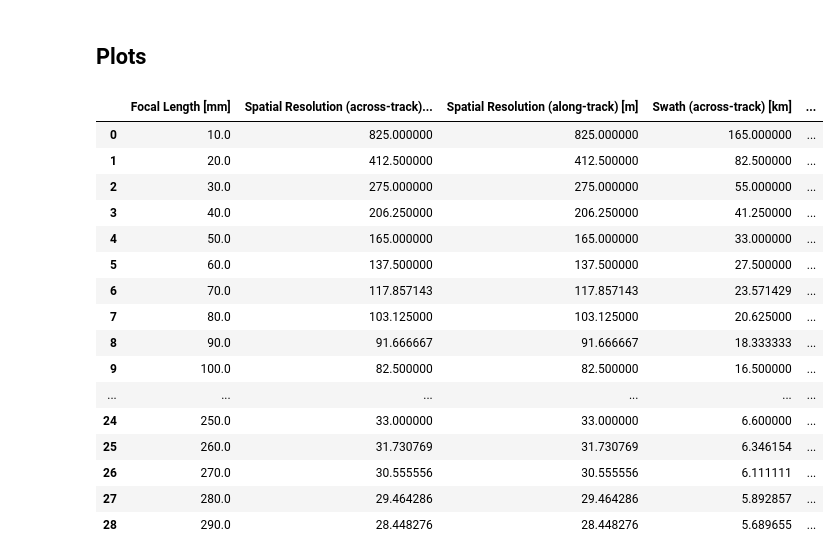
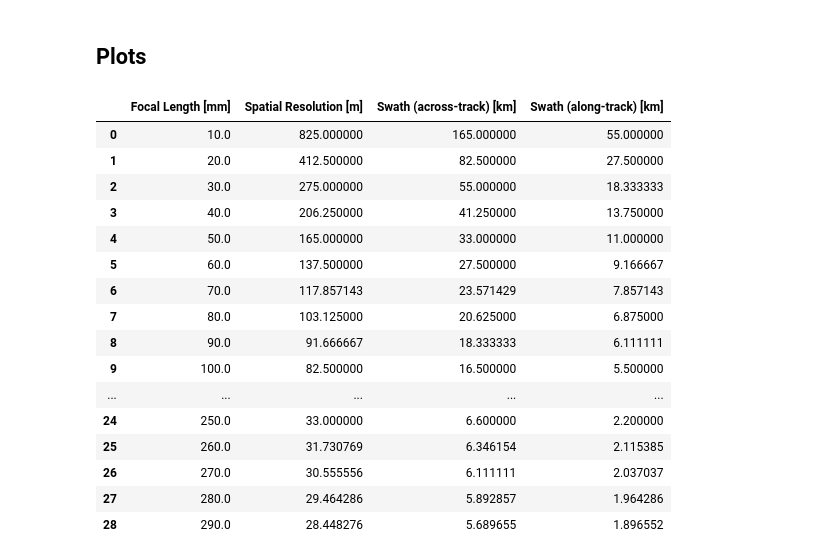
Before and after one commit to utat-ss/architect, a Jupyter notebook: notebooks/spatial_resolution_&_swath_vs_focal_length_trade.ipynb, the cells around one changed output. Cells and saved outputs as stored; diff of their text form; code cells hidden in the pictures.

Commit message:
Cleanup, change sensor-limited to absolute spatial resolution

```diff
--- a/notebooks/spatialresolution_&_swath_vs_focallength_trade.ipynb
+++ b/notebooks/spatial_resolution_&_swath_vs_focal_length_trade.ipynb
@@ -20,9 +20,10 @@ Run this section onwards when a parameter is updated.
 # %%
 # constants
 altitude = 550 * unit.km
-diameter = 100 * unit.mm
+diameter = 44 * unit.mm
 skew_angle = np.array([0, 0]) * unit.deg
 slit_size = np.array([3, 1]) * unit.mm
+target_wavelength = 1650 * unit.nm
 
 # variables
 focal_length = np.arange(start=10, stop=300, step=10) * unit.mm
@@ -32,7 +33,6 @@ parameter_space_shape = (focal_length.size, slit_size.size)
 focal_length = utillib.orient_and_broadcast(
     a=focal_length, dim=0, shape=parameter_space_shape
 )
-# slit_size = utillib.orient_and_broadcast(a=slit_size, dim=1, shape=parameter_space_shape)
 # %% [markdown]
 ### Instantiation
 # %%
@@ -50,10 +50,12 @@ payload = systems.payloads.HyperspectralImager(
 # %% [markdown]
 ## Pipeline
 # %%
-sensor_spatial_resolution = payload.get_sensor_spatial_resolution(
-    target_distance=altitude, skew_angle=skew_angle[0]
+sensor_spatial_resolution = payload.get_spatial_resolution(
+    wavelength=target_wavelength, target_distance=altitude, skew_angle=skew_angle[0]
 ).to(unit.m)
-print(f"Sensor-limited spatial resolution test shape: {sensor_spatial_resolution[;1]}")
+print(
+    f"Sensor-limited spatial resolution test shape: {sensor_spatial_resolution.shape}"
+)
 
 swath = payload.get_swath(altitude=altitude, skew_angle=skew_angle)
 print(f"Swath shape: {swath.shape}")
@@ -62,49 +65,51 @@ SyntaxError: f-string: invalid syntax (3236297179.py, line 4)
 # %% [markdown]
 ## Plots
 # %%
+focal_length_label = f"Focal Length [{focal_length.unit}]"
+sensor_spatial_resolution_label = (
+    f"Spatial Resolution [{sensor_spatial_resolution.unit}]"
+)
+swath_label_x = f"Swath (across-track) [{swath.unit}]"
+swath_label_y = f"Swath (along-track) [{swath.unit}]"
+
+
 data = {
-    f"Focal Length [{focal_length.unit}]": focal_length[:, 0],
-    f"Spatial Resolution (across-track) [{sensor_spatial_resolution.unit}]": sensor_spatial_resolution[
-        :, 0
-    ],
-    f"Spatial Resolution (along-track) [{sensor_spatial_resolution.unit}]": sensor_spatial_resolution[
-        :, 1
-    ],
-    f"Swath (across-track) [{swath.unit}]": swath[:, 0],
-    f"Swath (along-track) [{swath.unit}]": swath[:, 1],
+    focal_length_label: focal_length[:, 0],
+    sensor_spatial_resolution_label: sensor_spatial_resolution[:, 0],
+    swath_label_x: swath[:, 0],
+    swath_label_y: swath[:, 1],
 }
 
 df = pd.DataFrame.from_dict(data=data)
 graph = plot.line(
     df=df,
-    x=f"Focal Length [{focal_length.unit}]",
+    x=focal_length_label,
     y=[
-        f"Spatial Resolution (across-track) [{sensor_spatial_resolution.unit}]",
-        f"Spatial Resolution (along-track) [{sensor_spatial_resolution.unit}]",
-        f"Swath (across-track) [{swath.unit}]",
-        f"Swath (along-track) [{swath.unit}]",
+        sensor_spatial_resolution_label,
+        swath_label_x,
+        swath_label_y,
     ],
-    title="FINCH Eye Spatial Resolution & Swath vs. Focal Length",
-    dark=True,
+    title=None,
+    dark=False,
 )
 
 graph.show()
 display(df)
 # %% [output]
-|  | Focal Length [mm] | Spatial Resolution (across-track)... | Spatial Resolution (along-track) [m] | Swath (across-track) [km] | ... |
-| 0 | 10.0 | 825.000000 | 825.000000 | 165.000000 | ... |
-| 1 | 20.0 | 412.500000 | 412.500000 | 82.500000 | ... |
-| 2 | 30.0 | 275.000000 | 275.000000 | 55.000000 | ... |
-| 3 | 40.0 | 206.250000 | 206.250000 | 41.250000 | ... |
-| 4 | 50.0 | 165.000000 | 165.000000 | 33.000000 | ... |
-| 5 | 60.0 | 137.500000 | 137.500000 | 27.500000 | ... |
-| 6 | 70.0 | 117.857143 | 117.857143 | 23.571429 | ... |
-| 7 | 80.0 | 103.125000 | 103.125000 | 20.625000 | ... |
-| 8 | 90.0 | 91.666667 | 91.666667 | 18.333333 | ... |
-| 9 | 100.0 | 82.500000 | 82.500000 | 16.500000 | ... |
-| ... | ... | ... | ... | ... | ... |
-| 24 | 250.0 | 33.000000 | 33.000000 | 6.600000 | ... |
-| 25 | 260.0 | 31.730769 | 31.730769 | 6.346154 | ... |
-| 26 | 270.0 | 30.555556 | 30.555556 | 6.111111 | ... |
-| 27 | 280.0 | 29.464286 | 29.464286 | 5.892857 | ... |
-| 28 | 290.0 | 28.448276 | 28.448276 | 5.689655 | ... |
+|  | Focal Length [mm] | Spatial Resolution [m] | Swath (across-track) [km] | Swath (along-track) [km] |
+| 0 | 10.0 | 825.000000 | 165.000000 | 55.000000 |
+| 1 | 20.0 | 412.500000 | 82.500000 | 27.500000 |
+| 2 | 30.0 | 275.000000 | 55.000000 | 18.333333 |
+| 3 | 40.0 | 206.250000 | 41.250000 | 13.750000 |
+| 4 | 50.0 | 165.000000 | 33.000000 | 11.000000 |
+| 5 | 60.0 | 137.500000 | 27.500000 | 9.166667 |
+| 6 | 70.0 | 117.857143 | 23.571429 | 7.857143 |
+| 7 | 80.0 | 103.125000 | 20.625000 | 6.875000 |
+| 8 | 90.0 | 91.666667 | 18.333333 | 6.111111 |
+| 9 | 100.0 | 82.500000 | 16.500000 | 5.500000 |
+| ... | ... | ... | ... | ... |
+| 24 | 250.0 | 33.000000 | 6.600000 | 2.200000 |
+| 25 | 260.0 | 31.730769 | 6.346154 | 2.115385 |
+| 26 | 270.0 | 30.555556 | 6.111111 | 2.037037 |
+| 27 | 280.0 | 29.464286 | 5.892857 | 1.964286 |
+| 28 | 290.0 | 28.448276 | 5.689655 | 1.896552 |
```
Also changed, not shown: parts of 1 cell of this notebook.
